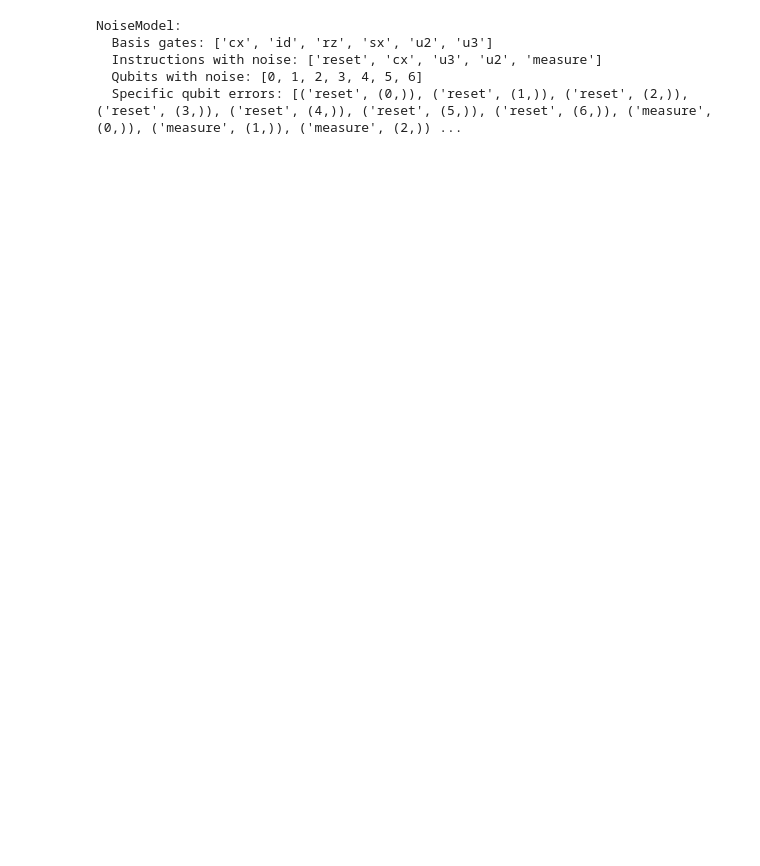
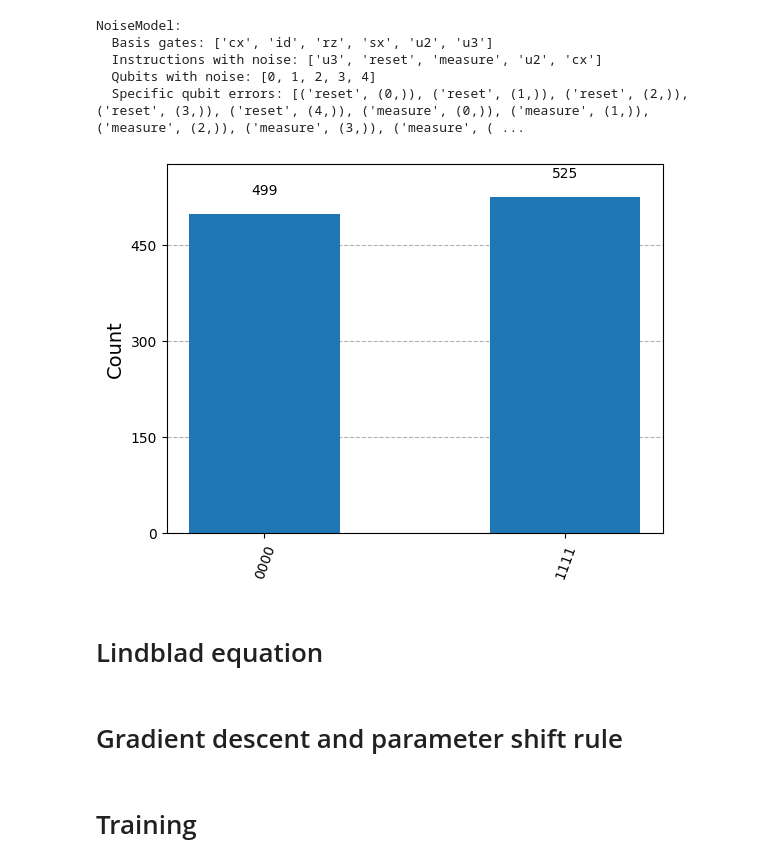
Before and after one commit to psasanka1729/VQA, a Jupyter notebook: Ising_infinite_range_variational_circuit.ipynb, the cells around one changed output. Cells and saved outputs as stored; diff of their text form; code cells hidden in the pictures; blank space fills up the shorter version.

```diff
--- a/Ising_infinite_range_variational_circuit.ipynb
+++ b/Ising_infinite_range_variational_circuit.ipynb
@@ -147,8 +229,8 @@ noise_model.add_all_qubit_quantum_error(error, ["u1", "u2", "u3"])
 """
 
 # T1 and T2 values for qubits 0-3
-T1s = np.random.normal(150e3, 10e3, L+1)  # Sampled from normal distribution mean 50 microsec
-T2s = np.random.normal(500e3, 10e3, L+1)  # Sampled from normal distribution mean 50 microsec
+T1s = np.random.normal(1500e4, 1e4, L+1)  # Sampled from normal distribution mean 50 microsec
+T2s = np.random.normal(1000e4, 1e4, L+1)  # Sampled from normal distribution mean 50 microsec
 
 # Truncate random T2s <= T1s
 T2s = np.array([min(T2s[j], 2 * T1s[j]) for j in range(L+1)])
@@ -201,7 +283,8 @@ for j in range(L+1):
 noise_model = noise_thermal
 print(noise_model)
 from qiskit import transpile
-def return_density_matrix(quantum_circuit, noise_model=None):
+
+def return_density_matrix(quantum_circuit):
 
     quantum_circuit.save_density_matrix()  # Save the density matrix
 
@@ -221,9 +304,32 @@ def return_density_matrix(quantum_circuit, noise_model=None):
 # %% [output]
 NoiseModel:
   Basis gates: ['cx', 'id', 'rz', 'sx', 'u2', 'u3']
-  Instructions with noise: ['reset', 'cx', 'u3', 'u2', 'measure']
-  Qubits with noise: [0, 1, 2, 3, 4, 5, 6]
-  Specific qubit errors: [('reset', (0,)), ('reset', (1,)), ('reset', (2,)), ('reset', (3,)), ('reset', (4,)), ('reset', (5,)), ('reset', (6,)), ('measure', (0,)), ('measure', (1,)), ('measure', (2,)) ...
+  Instructions with noise: ['u3', 'reset', 'measure', 'u2', 'cx']
+  Qubits with noise: [0, 1, 2, 3, 4]
+  Specific qubit errors: [('reset', (0,)), ('reset', (1,)), ('reset', (2,)), ('reset', (3,)), ('reset', (4,)), ('measure', (0,)), ('measure', (1,)), ('measure', (2,)), ('measure', (3,)), ('measure', ( ...
+# %%
+from qiskit.visualization import plot_histogram
+# Create a simple GHZ circuit
+ghz_circuit = QuantumCircuit(n_qubits)
+ghz_circuit.h(0)
+for i in range(n_qubits - 1):
+     ghz_circuit.cx(i, i + 1)
+ghz_circuit.measure_all()
+
+# Transpile the circuit for the AerSimulator
+transpiled_ghz_circuit = transpile(ghz_circuit, AerSimulator())
+
+# Run the circuit on the AerSimulator with the noise model
+simulator = AerSimulator(noise_model=noise_model)
+result = simulator.run(transpiled_ghz_circuit).result()
+
+# Get the counts and plot the histogram
+counts = result.get_counts()
+plot_histogram(counts)
+# %% [output]
+[figure, added]
+# %% [markdown]
+# Lindblad equation
 # %%
 # Pauli matrices and identity (sparse format)
 I2 = csr_matrix([[1, 0], [0, 1]], dtype=complex)
@@ -312 +425,3 @@ def cost_function(rho):
+# %% [markdown]
+# Gradient descent and parameter shift rule
 # %%
@@ -355,0 +489,2 @@ def update_angles(current_angles_lst, number_of_layers, number_of_parameters_per
+# %% [markdown]
+# Training
```
Also changed, not shown: parts of 26 cells of this notebook, 1 other file.
